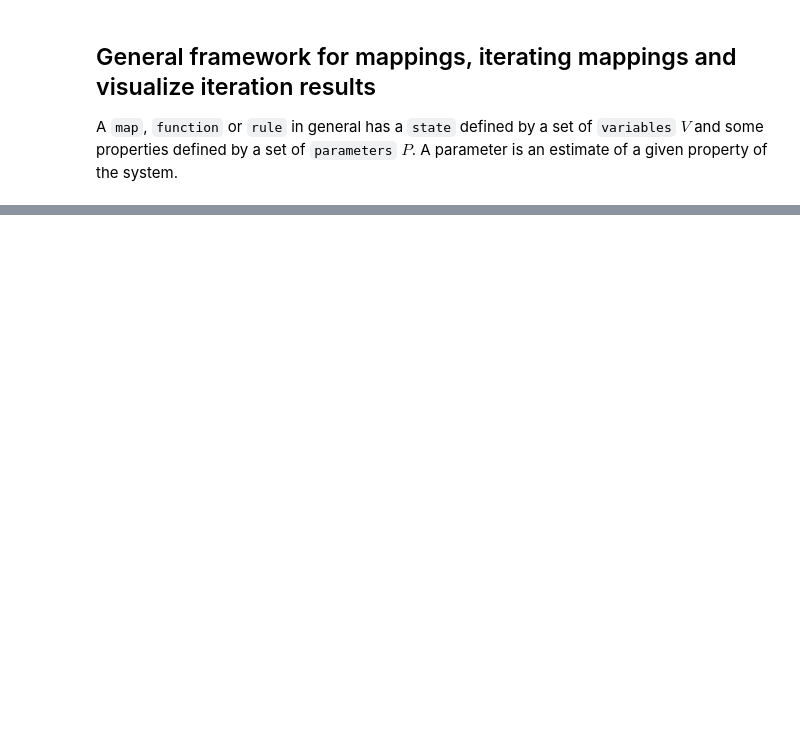
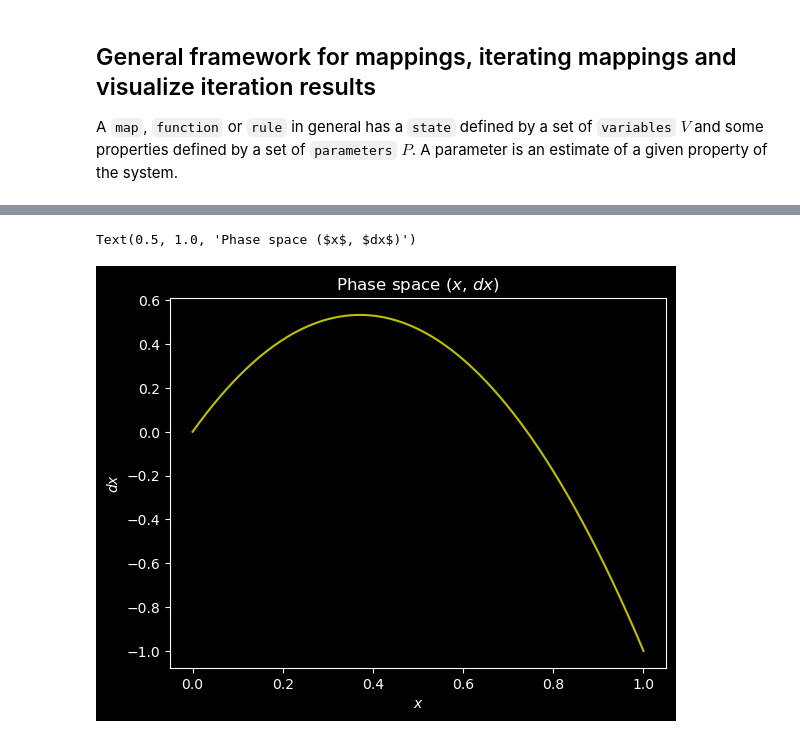
Before and after one commit to bartmarseille/iterative-maps, a Jupyter notebook: map-iterate-plot-framework.ipynb, the cells around one changed output, grey strips where cells are left out. Cells and saved outputs as stored; diff of their text form; code cells hidden in the pictures; blank space fills up the shorter version.

```diff
--- a/map-iterate-plot-framework.ipynb
+++ b/map-iterate-plot-framework.ipynb
@@ -230,0 +166,12 @@ plot_cobweb(logistic_map, Is, P)
+# %%
+v={'x': np.linspace(0.0,1.0,1000)}
+v_hat = logistic_map(p, v)
+v_dx=v_hat['x']-v['x']
+
+plt.plot(v['x'],v_dx)
+plt.xlabel('$x$')
+plt.ylabel('$dx$')
+plt.title('Phase space ($x$, $dx$)')
+# %% [output]
+Text(0.5, 1.0, 'Phase space ($x$, $dx$)')
+[figure, added]
```
Also changed, not shown: parts of 8 cells of this notebook, 3 other files.
